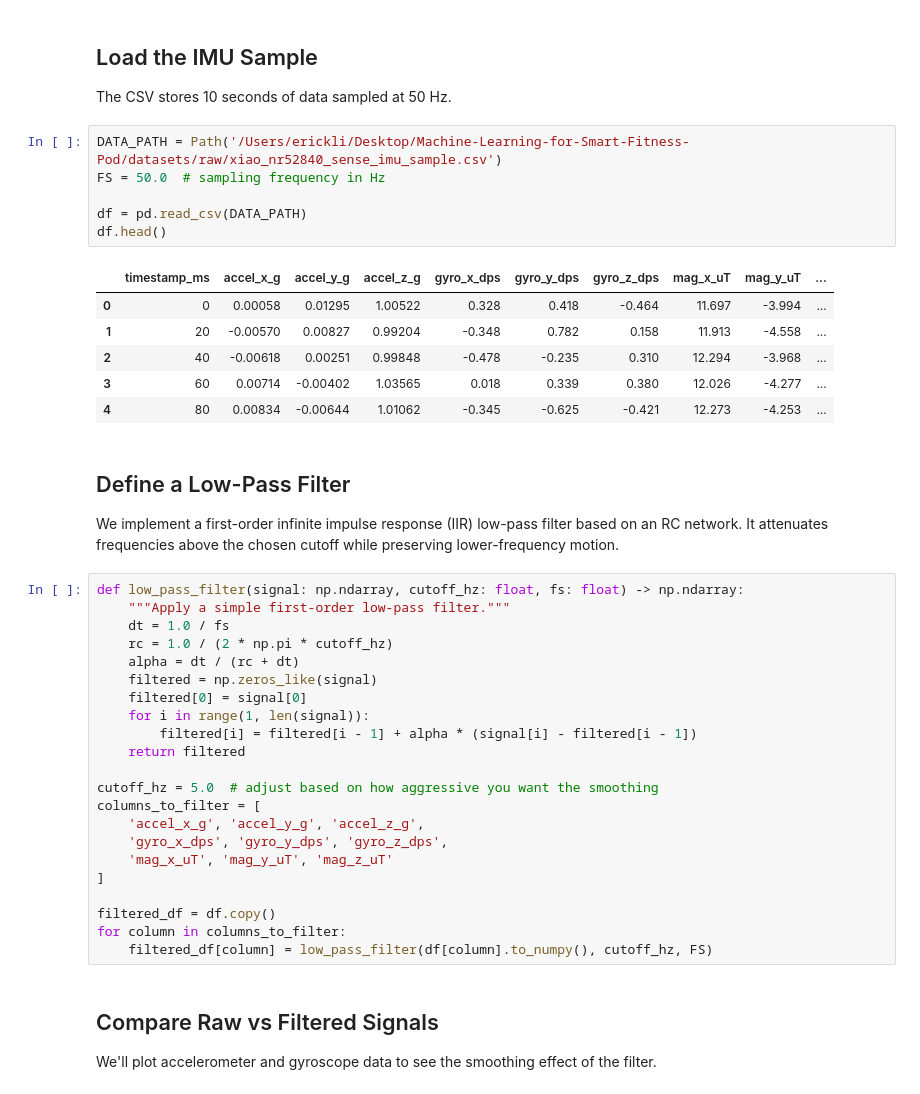
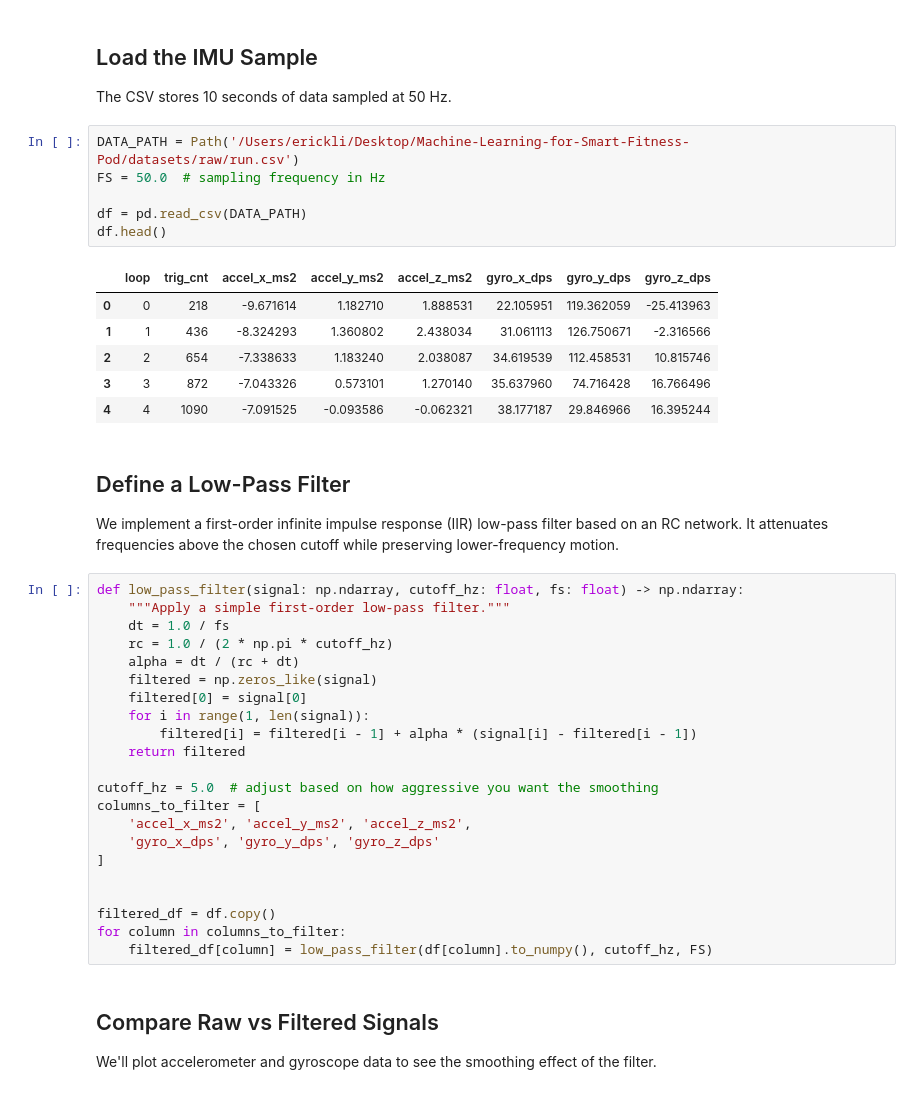
Before and after one commit to IceErick/Machine-Learning-for-Smart-Fitness-Pod, a Jupyter notebook: notebooks/LowPassFilter.ipynb, the cells around one changed output. Saved outputs shown, nothing was run; the diff lists cells and outputs as text.

```diff
--- a/notebooks/LowPassFilter.ipynb
+++ b/notebooks/LowPassFilter.ipynb
@@ -15,18 +15,18 @@ plt.style.use('seaborn-v0_8')
 ## Load the IMU Sample
 The CSV stores 10 seconds of data sampled at 50 Hz.
 # %%
-DATA_PATH = Path('/Users/erickli/Desktop/Machine-Learning-for-Smart-Fitness-Pod/datasets/raw/xiao_nr52840_sense_imu_sample.csv')
+DATA_PATH = Path('/Users/erickli/Desktop/Machine-Learning-for-Smart-Fitness-Pod/datasets/raw/run.csv')
 FS = 50.0  # sampling frequency in Hz
 
 df = pd.read_csv(DATA_PATH)
 df.head()
 # %% [output]
-|  | timestamp_ms | accel_x_g | accel_y_g | accel_z_g | gyro_x_dps | gyro_y_dps | gyro_z_dps | mag_x_uT | mag_y_uT | ... |
-| 0 | 0 | 0.00058 | 0.01295 | 1.00522 | 0.328 | 0.418 | -0.464 | 11.697 | -3.994 | ... |
-| 1 | 20 | -0.00570 | 0.00827 | 0.99204 | -0.348 | 0.782 | 0.158 | 11.913 | -4.558 | ... |
-| 2 | 40 | -0.00618 | 0.00251 | 0.99848 | -0.478 | -0.235 | 0.310 | 12.294 | -3.968 | ... |
-| 3 | 60 | 0.00714 | -0.00402 | 1.03565 | 0.018 | 0.339 | 0.380 | 12.026 | -4.277 | ... |
-| 4 | 80 | 0.00834 | -0.00644 | 1.01062 | -0.345 | -0.625 | -0.421 | 12.273 | -4.253 | ... |
+|  | loop | trig_cnt | accel_x_ms2 | accel_y_ms2 | accel_z_ms2 | gyro_x_dps | gyro_y_dps | gyro_z_dps |
+| 0 | 0 | 218 | -9.671614 | 1.182710 | 1.888531 | 22.105951 | 119.362059 | -25.413963 |
+| 1 | 1 | 436 | -8.324293 | 1.360802 | 2.438034 | 31.061113 | 126.750671 | -2.316566 |
+| 2 | 2 | 654 | -7.338633 | 1.183240 | 2.038087 | 34.619539 | 112.458531 | 10.815746 |
+| 3 | 3 | 872 | -7.043326 | 0.573101 | 1.270140 | 35.637960 | 74.716428 | 16.766496 |
+| 4 | 4 | 1090 | -7.091525 | -0.093586 | -0.062321 | 38.177187 | 29.846966 | 16.395244 |
 # %% [markdown]
 ## Define a Low-Pass Filter
 We implement a first-order infinite impulse response (IIR) low-pass filter based on an RC network. It attenuates frequencies above the chosen cutoff while preserving lower-frequency motion.
@@ -44,10 +44,10 @@ def low_pass_filter(signal: np.ndarray, cutoff_hz: float, fs: float) -> np.ndarr
 
 cutoff_hz = 5.0  # adjust based on how aggressive you want the smoothing
 columns_to_filter = [
-    'accel_x_g', 'accel_y_g', 'accel_z_g',
-    'gyro_x_dps', 'gyro_y_dps', 'gyro_z_dps',
-    'mag_x_uT', 'mag_y_uT', 'mag_z_uT'
+    'accel_x_ms2', 'accel_y_ms2', 'accel_z_ms2',
+    'gyro_x_dps', 'gyro_y_dps', 'gyro_z_dps'
 ]
+
 
 filtered_df = df.copy()
 for column in columns_to_filter:
```
Also changed, not shown: parts of 2 cells of this notebook, 3 other files.
